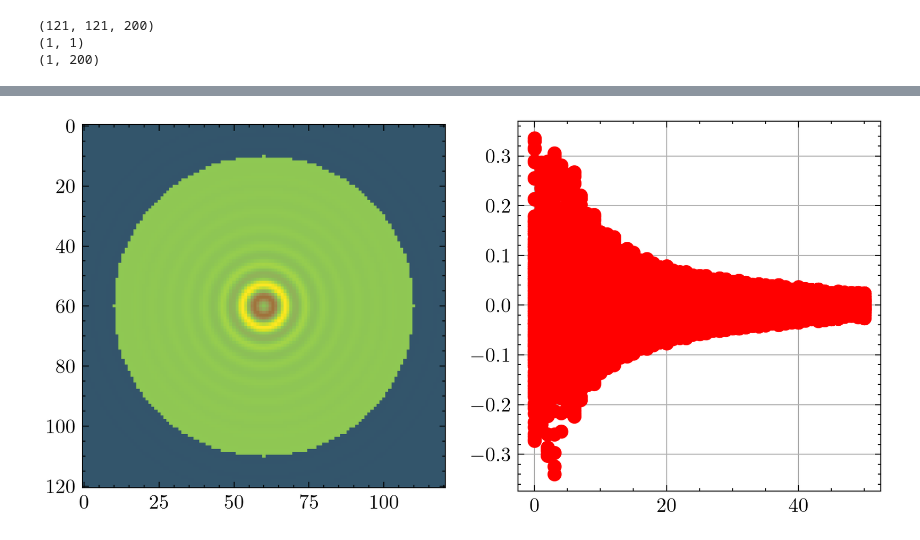
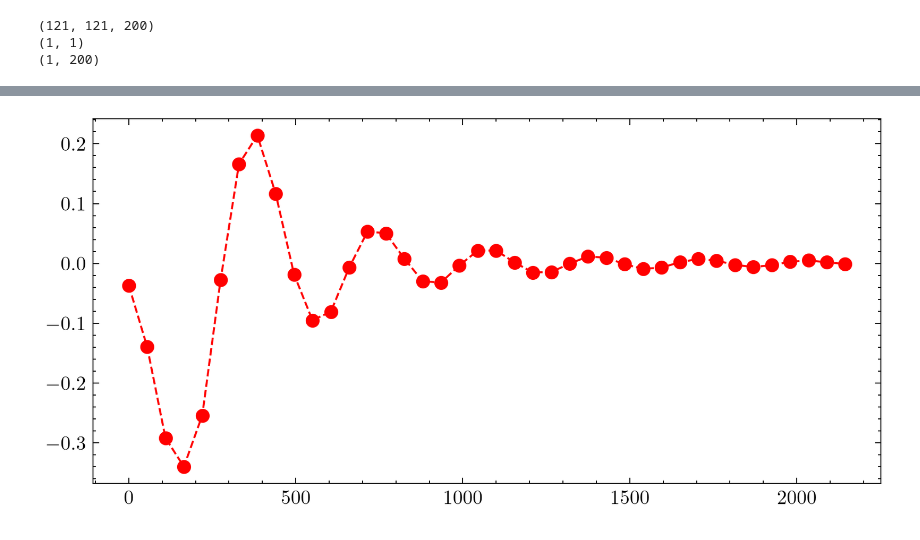
Before and after one commit to sinuose/mj_MASc_2026, a Jupyter notebook: Python/figures_all.ipynb, the cells around one changed output, grey strips where cells are left out. Drawn from its saved outputs; the diff is of its cells as text; code cells hidden in the pictures.

```diff
--- a/Python/figures_all.ipynb
+++ b/Python/figures_all.ipynb
@@ -771,28 +761,81 @@ cb = fig.colorbar(im, ax=ax, fraction=0.025, pad=0.01); cb.set_label(clab)
 # define weight
 w_r = np.zeros((50 + 1,)) # size is int(fixed_r + 1) or (0, fixed_r) lol
 #w_r[8:26] = 1
-ws = 8
-we = 26
+ws = 0
+we = 39
 w_r[ws:we] = 1
+fixed_r = 39
+rad_int_theta = 359
+pixel_size_nm = 55
+k = 2 * np.pi / (405.0 / 1.33)
 # axial tracking
-opt = getAxialInference(roi                 = np.array(roi_stack),
-                        k                   = 2 * np.pi / (405.0 / 1.33),
-                        pixel_size_nm       = 55,
-                        fixed_r             = 50,
-                        rad_int_theta       = 359,
-                        theta_naught        = 0,
-                        random_angle        = False,
-                        bounds0             =[(1, 3000), (0.01, 2), (1, 5000)],
-                        z_grid_revisions    = 2,
-                        channel_length0_nm  = 10000,
-                        chain_linker_cost   = 50,   # max horizontal step in nm
-                        linker_weight       = (1.0, 0), # all weighting for steps is on dx)
-                        w_r                 = w_r,
-                        we                  = we,
-                        ws                  = ws,
-                        plot_3_param = True,
-                        plot_2_param = False,
-                        debug = True,
-                        )
-print("Axial Diffusion Success...", end='\n')
+# opt = getAxialInference(roi                 = np.array(roi_stack),
+#                         k                   = 2 * np.pi / (405.0 / 1.33),
+#                         pixel_size_nm       = 55,
+#                         fixed_r             = 50,
+#                         rad_int_theta       = 359,
+#                         theta_naught        = 0,
+#                         random_angle        = False,
+#                         bounds0             =[(1, 3000), (0.01, 2), (1, 5000)],
+#                         z_grid_revisions    = 2,
+#                         channel_length0_nm  = 10000,
+#                         chain_linker_cost   = 50,   # max horizontal step in nm
+#                         linker_weight       = (1.0, 0), # all weighting for steps is on dx)
+#                         w_r                 = w_r,
+#                         we                  = we,
+#                         ws                  = ws,
+#                         plot_3_param = True,
+#                         plot_2_param = False,
+#                         debug = True,
+#                         )
+# print("Axial Diffusion Success...", end='\n')
+
+r_arr, rad_av_arr, mask_arr = get_single_radial_sample(roi_stack, 0, fixed_r=fixed_r, fixed_theta=rad_int_theta, add_disk=False, random_angle=False)
+
+r_index_nm = np.array(r_arr) * pixel_size_nm
+
+plt.plot(r_index_nm[0], rad_av_arr[0],'ro--')
+
+print(r_index_nm.shape)
+print(w_r.shape)
+if r_index_nm.shape[1] != w_r.shape[0]:
+    print('shapes dont match!')
+    print(r_index_nm.shape)
+    print(w_r.shape)
+    w_r = np.zeros((r_index_nm.shape[1],)) # size is int(fixed_r + 1) or (0, fixed_r) lol
+    w_r[ws:we] = 1
+
+_, _, res_df = fit_nuisance_parameters(
+        rad_av_arr  = rad_av_arr,
+        r_index_nm  = r_index_nm,
+        k           = k,
+        bounds      = [(1, 10000), (0.01, 2), (1, 5000)],
+        n_frames    = 200,        # increase to 50 if estimates feel unstable
+        w_r         = w_r,
+    )
+
+# fit E0 to a gamma pdf
+coef = gamma.fit(res_df['E0'])
+mean, var, skew, kurt = gamma.stats(*coef, moments='mvsk')
+E0_best = mean
+# fit ef to a lognorm pdf
+coef = lognorm.fit(res_df['ef'])
+mean, var, skew, kurt = lognorm.stats(*coef, moments='mvsk')
+ef_best = mean
+
+z_2_param = res_df['zpp']
+
+print(E0_best)
+median_z_value = np.median(z_2_param)
+
+# a-prioi knowledge
+z_min, z_max = -10, 2000
+print(f' {z_min:.2f} [nm] < z < {z_max:.2f} [nm]')
+
+# -----------------------------------------
+# STAGE 2 Grid Search in z + 2D Normalized linking
+# -----------------------------------------
+
+frames_stack = np.array(rad_av_arr, dtype=np.float64)   # (F, Nr)
+r_common_nm  = np.asarray(r_index_nm[0], dtype=np.float64)
 # %% [output]
@@ -800 +849 @@ Sampling: 0.0
-[figure, old version]
+[figure, new version]
```
Also changed, not shown: parts of 16 cells of this notebook, 22 other files.
